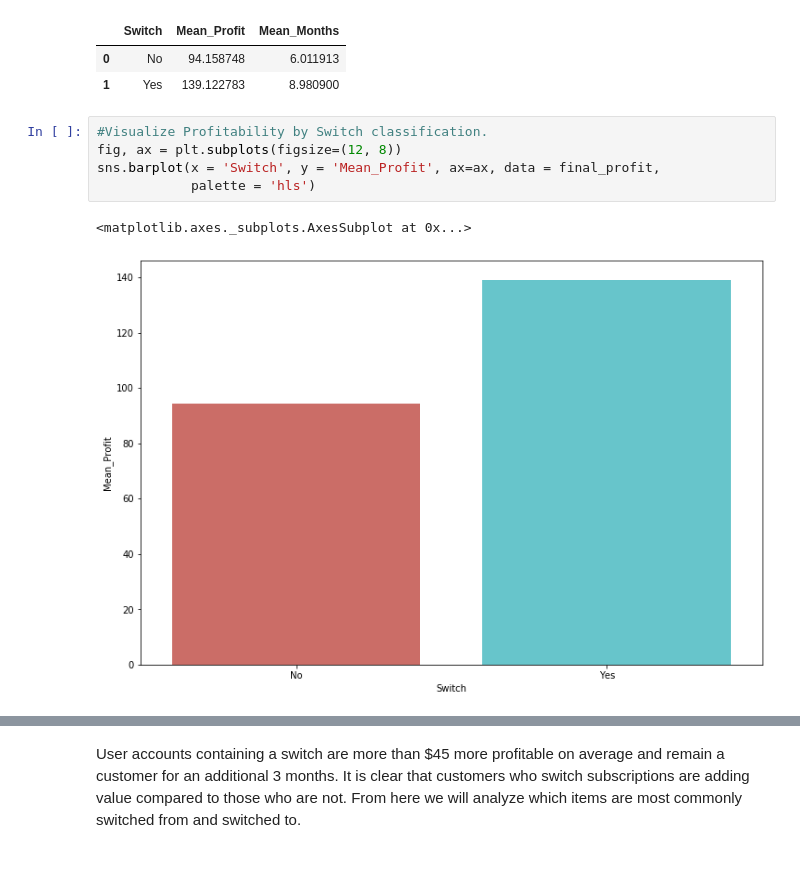
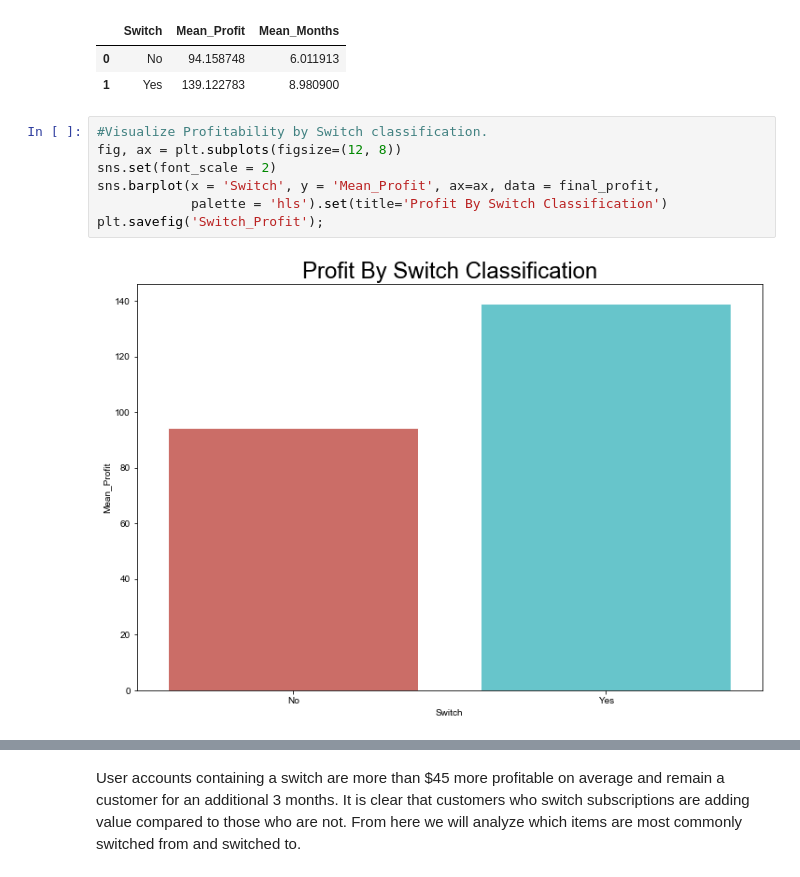
Before and after one commit to drdavis043/SwitchAnalysis, a Jupyter notebook: SubscriptionSwitchAnalysis.ipynb, the cells around one changed output, grey strips where cells are left out. Cells and saved outputs as stored; diff of their text form.

```diff
--- a/SubscriptionSwitchAnalysis.ipynb
+++ b/SubscriptionSwitchAnalysis.ipynb
@@ -567,11 +569,12 @@ final_profit
 # %%
 #Visualize Profitability by Switch classification.
 fig, ax = plt.subplots(figsize=(12, 8))
+sns.set(font_scale = 2)
 sns.barplot(x = 'Switch', y = 'Mean_Profit', ax=ax, data = final_profit,
-            palette = 'hls')
+            palette = 'hls').set(title='Profit By Switch Classification')
+plt.savefig('Switch_Profit');
 # %% [output]
-<matplotlib.axes._subplots.AxesSubplot at 0x...>
-[figure, old version]
+[figure, new version]
 # %%
 #Visualize subscription length by Switch classification.
 fig, ax = plt.subplots(figsize=(12, 8))
```
Also changed, not shown: parts of 7 cells of this notebook.
